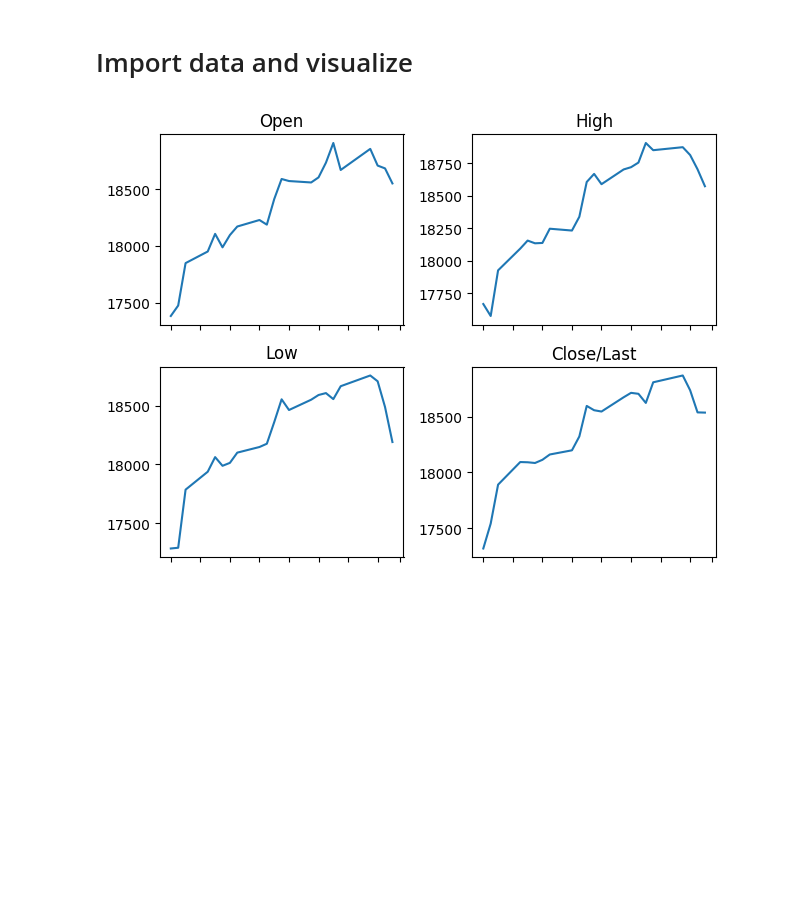
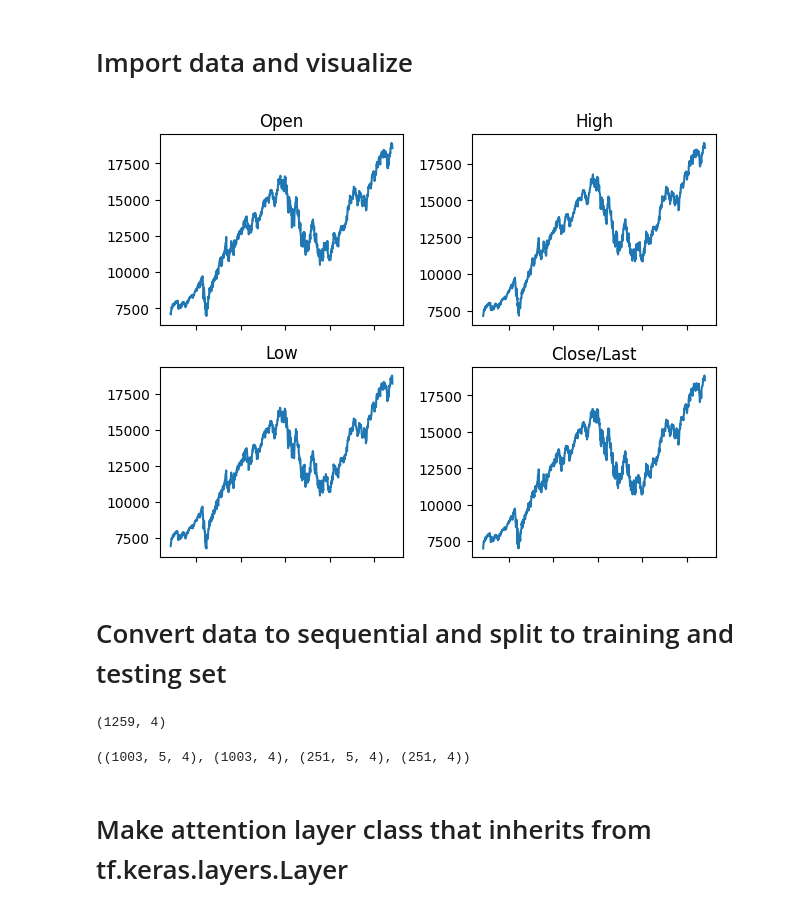
Before and after one commit to OpexRah/crux-inductions, a Jupyter notebook: Task 2/LSTM_encoder_decoder.ipynb, the cells around one changed output. Drawn from its saved outputs; the diff is of its cells as text; code cells hidden in the pictures; blank space fills up the shorter version.

```diff
--- a/Task 2/LSTM_encoder_decoder.ipynb
+++ b/Task 2/LSTM_encoder_decoder.ipynb
@@ -11,30 +11,63 @@ from tensorflow.keras.models import Model
 # %% [markdown]
 # Import data and visualize
 # %%
-df = pd.read_csv(r"dataset\NASDAQ100_1month.csv")
+#df = pd.read_csv(r"dataset\NASDAQ100_1month.csv")
 #df = pd.read_csv(r"dataset\NASDAQ100_6month.csv")
+#df = pd.read_csv(r"dataset\NASDAQ100_1year.csv")
+df = pd.read_csv(r"dataset\NASDAQ100_5years.csv")
 df['Date'] = pd.to_datetime(df['Date'])
 df = df.sort_values('Date')
 
 figure, axis = plt.subplots(2, 2)
 
 axis[0,0].plot(df['Date'], df['Open'])
 axis[0,0].set_title("Open")
 axis[0,0].set_xticklabels([])
 
 axis[0,1].plot(df['Date'], df['High'])
 axis[0,1].set_title("High")
 axis[0,1].set_xticklabels([])
 
 axis[1,0].plot(df['Date'], df['Low'])
 axis[1,0].set_title("Low")
 axis[1,0].set_xticklabels([])
 
 axis[1,1].plot(df['Date'], df['Close/Last'])
 axis[1,1].set_title("Close/Last")
 axis[1,1].set_xticklabels([])
 
 plt.tight_layout()
 plt.show()
 # %% [output]
-[figure, old version]
+[figure, new version]
+# %% [markdown]
+# Convert data to sequential and split to training and testing set
+# %%
+features = df[['Open', 'High','Low','Close/Last']].values
+
+scaler = MinMaxScaler(feature_range=(0,1)) # scale the data between 0 and 1
+scaled_features = scaler.fit_transform(features) # fit and transform the data
+scaled_features.shape
+# %% [output]
+(1259, 4)
+# %%
+def make_seq(data, seq_length):
+  seq = []
+  label = []
+  for i in range(len(data) - seq_length):
+    seq.append(data[i:i + seq_length])
+    label.append(data[i + seq_length])
+
+  return np.array(seq) , np.array(label)
+
+seq_len = 5
+X, y = make_seq(scaled_features, seq_len)
+
+train_size = int(0.8 * len(X))
+X_train, X_test = X[:train_size], X[train_size:]
+y_train, y_test = y[:train_size], y[train_size:]
+X_train.shape, y_train.shape, X_test.shape, y_test.shape
+# %% [output]
+((1003, 5, 4), (1003, 4), (251, 5, 4), (251, 4))
+# %% [markdown]
+# Make attention layer class that inherits from tf.keras.layers.Layer
```
Also changed, not shown: parts of 11 cells of this notebook, 6 other files.
